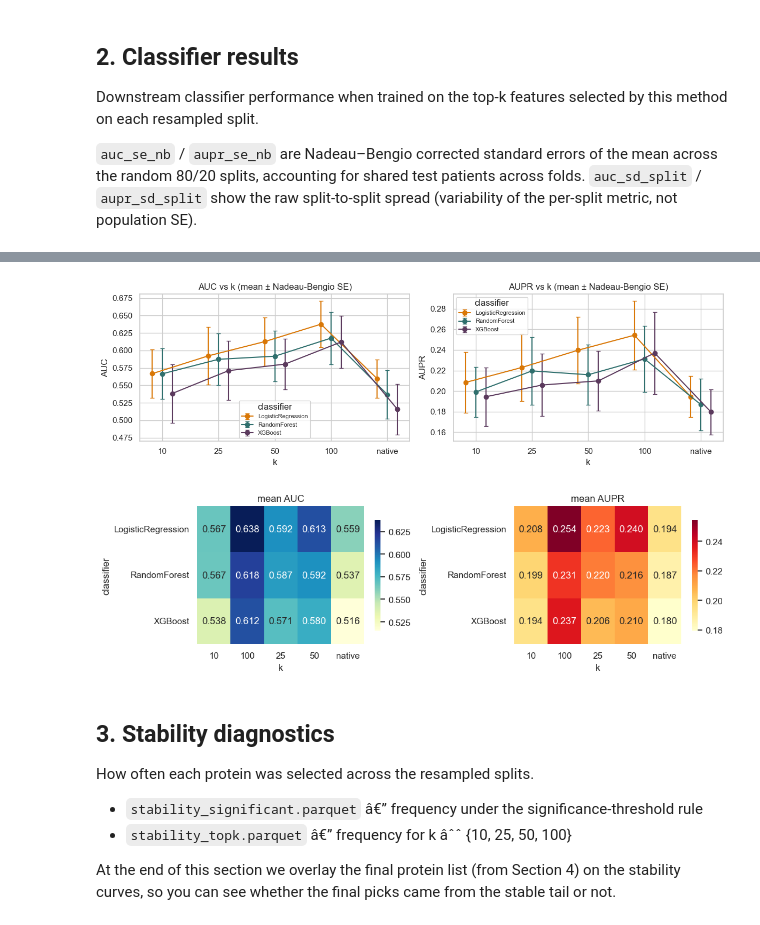
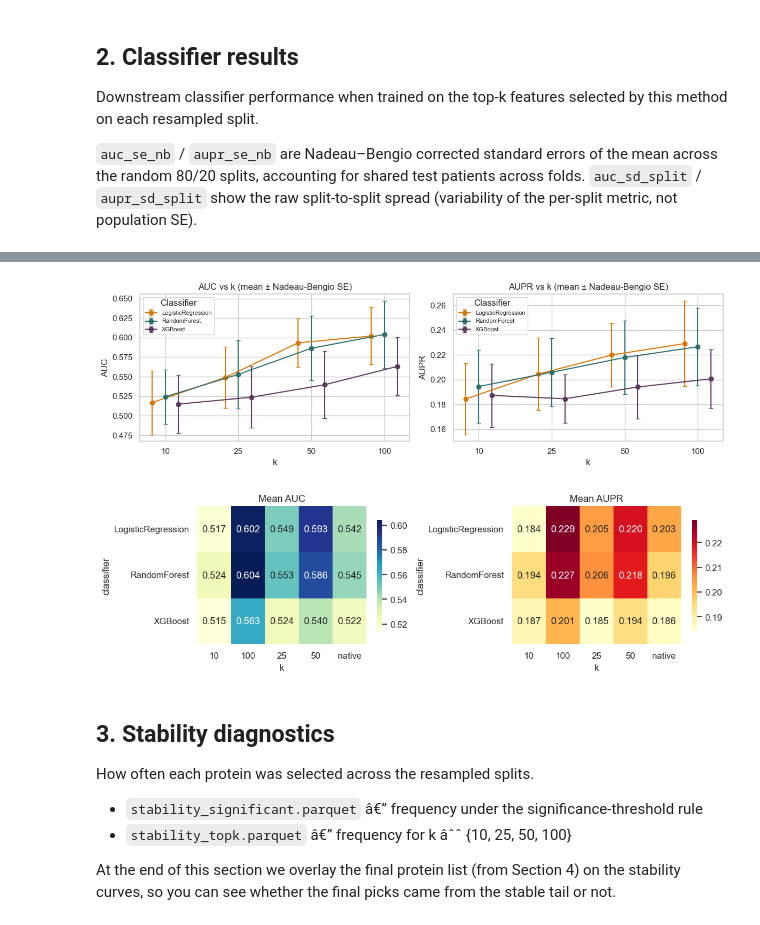
Before and after one commit to andreasjak/MSc26_Proteomics, a Jupyter notebook: notebooks/method_results.ipynb, the cells around one changed output, grey strips where cells are left out. Cells and saved outputs as stored; diff of their text form; code cells hidden in the pictures.

Commit message:
method results update

```diff
--- a/notebooks/method_results.ipynb
+++ b/notebooks/method_results.ipynb
@@ -9,7 +9,7 @@ Sections:
 3. Stability diagnostics from resampling
 4. Final protein list + enrichment
 # %%
-METHOD = "ttest"   # change this to switch the whole notebook
+METHOD = "random"   # change this to switch the whole notebook
 
 import json
 import sys
@@ -158,17 +181,27 @@ plt.show()
 # %%
-native_k = max(recall_df["k"].unique())
-sim_native = recall_df[recall_df["k"] == native_k]
+k = "25"
+sim_native = recall_df[recall_df["k"] == k]
+
+title_map = {
+    "linear": "Linear",
+    "bounded_variance": "Bounded variance",
+    "threshold": "Threshold",
+    "u_shape": "U-shape",
+    "xor_pair": "XOR pair",
+}
 
 fig, ax = plt.subplots(figsize=(6, 3.6))
 pivot = (
     sim_native.groupby(["signal_type", "effect_size"])["recall"].mean()
     .unstack("effect_size")
 )
+pivot.rename(index=title_map, inplace=True)
+pivot = pivot.reindex([title_map[s] for s in signal_order if s in title_map])
 sns.heatmap(
     pivot, annot=True, fmt=".2f", cmap="YlGnBu",
     ax=ax, vmin=0, vmax=1, cbar_kws={"shrink": 0.8}
  )
-ax.set_title(f"Recall (k={native_k})")
+ax.set_title(f"Recall (k={k})")
 ax.set_xlabel("Effect Size")
 ax.set_ylabel("Signal Type")
 fig.tight_layout()
@@ -287,6 +320,7 @@ def _find_k(s):
 desired = ['10', '25', '50', '100', 'native']
 k_order_clf = [v for s in desired if (v := _find_k(s)) is not None]
 k_order_clf += [v for v in k_unique if v not in k_order_clf]
+k_order_clf = k_order_clf[:-1]  # remove 'native' to avoid overcrowding the plot
 x_positions = np.arange(len(k_order_clf))
 dodge = 0.18
 
@@ -313,24 +347,24 @@ for ax, metric, ylabel in [(axes[0], "auc", "AUC"), (axes[1], "aupr", "AUPR")]:
     ax.set_xticks(x_positions)
     ax.set_xticklabels(k_order_clf)
     ax.set_title(f"{ylabel} vs k (mean ± Nadeau-Bengio SE)")
-    ax.legend(title="classifier", fontsize=8)
+    ax.legend(title="Classifier", fontsize=8)
 fig.tight_layout()
 plt.show()
 # %% [output]
-[figure, old version]
+[figure, new version]
 # %%
 fig, axes = plt.subplots(1, 2, figsize=(11, 3.4))
 for ax, metric, cmap, title in [
-    (axes[0], "auc",  "YlGnBu", "mean AUC"),
-    (axes[1], "aupr", "YlOrRd", "mean AUPR"),
+    (axes[0], "auc",  "YlGnBu", "Mean AUC"),
+    (axes[1], "aupr", "YlOrRd", "Mean AUPR"),
 ]:
     pivot = clf.groupby(["classifier", "k"])[metric].mean().unstack("k")
     sns.heatmap(pivot, annot=True, fmt=".3f", cmap=cmap, ax=ax, cbar_kws={"shrink": 0.8})
     ax.set_title(f"{title}")
 fig.tight_layout()
 plt.show()
 # %% [output]
-[figure, old version]
+[figure, new version]
 # %% [markdown]
 ## 3. Stability diagnostics
 
```
Also changed, not shown: parts of 18 cells of this notebook.
